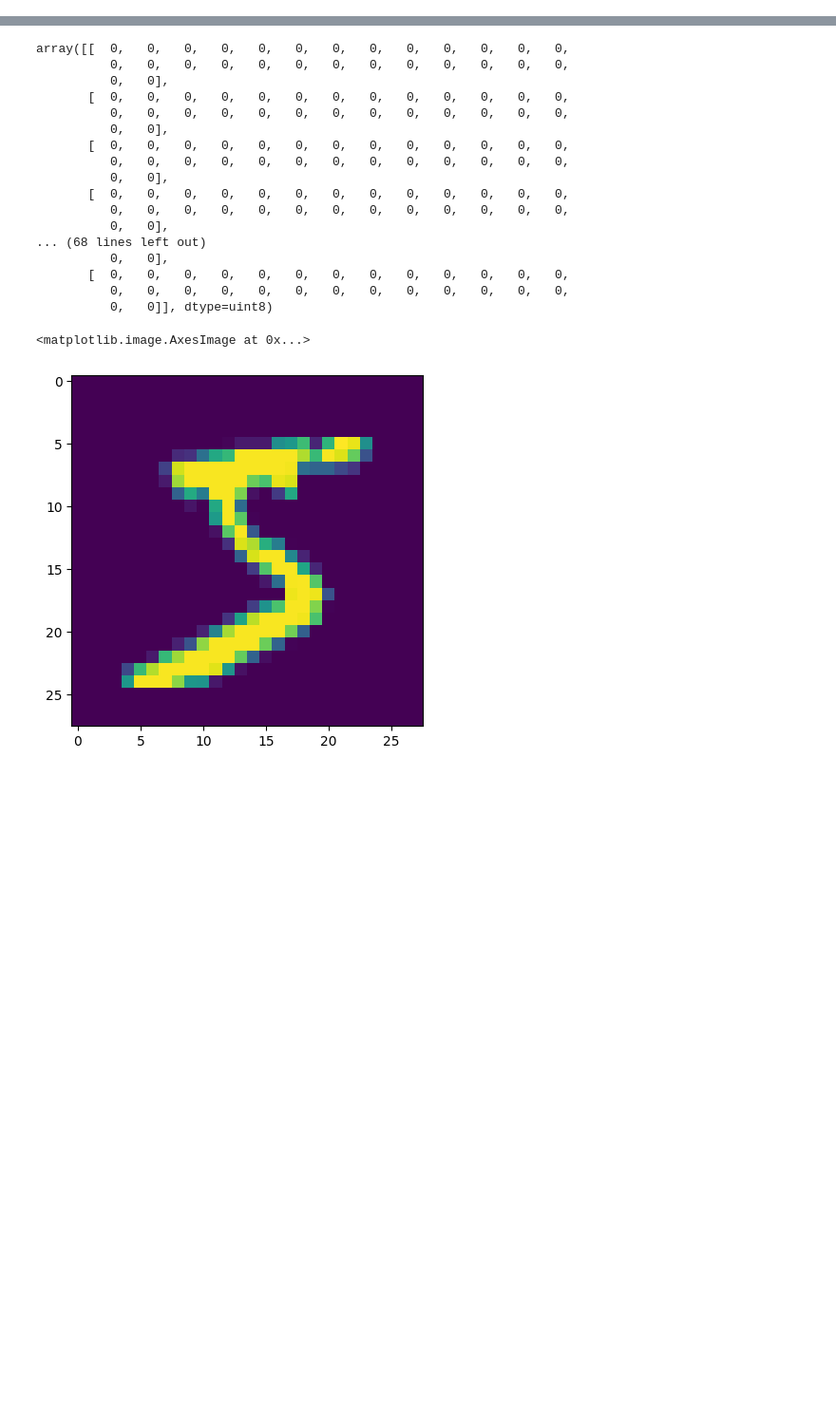
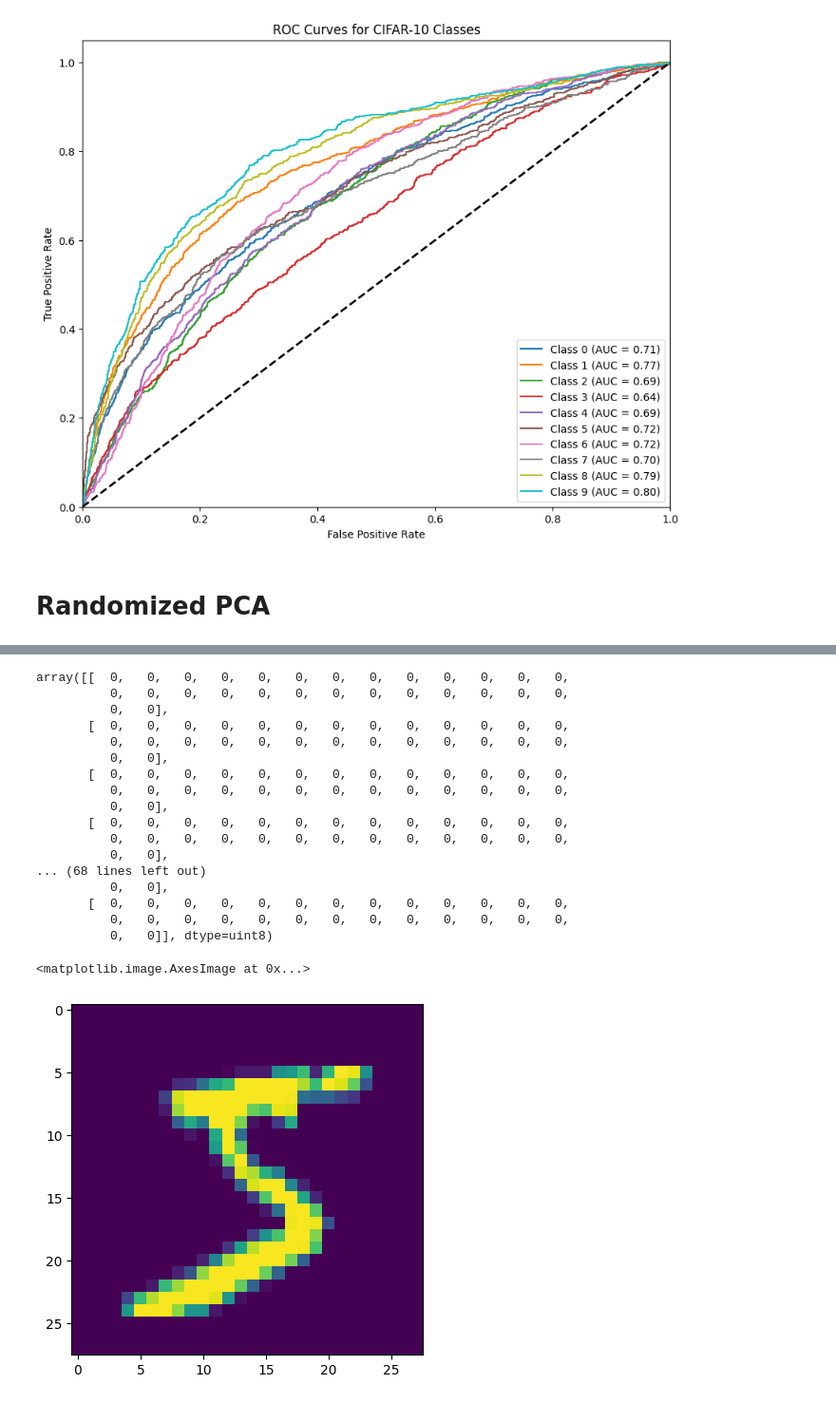
Before and after one commit to 2025ag05585-hue/Python-programming-Basic, a Jupyter notebook: Assignment_1__group43.ipynb, the cells around one changed output, grey strips where cells are left out. Shown at 95% size. Drawn from its saved outputs; the diff is of its cells as text; code cells hidden in the pictures; blank space fills up the shorter version.

```diff
--- a/Assignment_1__group43.ipynb
+++ b/Assignment_1__group43.ipynb
@@ -16,0 +305,19 @@ Downloading data from https://www.cs.toronto.edu/~kriz/cifar-10-python.tar.gz
+# %%
+import numpy as np
+from sklearn.linear_model import LogisticRegression
+from sklearn.metrics import accuracy_score, classification_report, confusion_matrix
+
+# Define multinomial logistic regression
+classifier = LogisticRegression(
+    max_iter=1000,
+    multi_class="multinomial",   # handles multiclass directly
+    solver="lbfgs",              # efficient solver for multinomial
+    random_state=42
+)
+
+# Train classifier on PCA features
+classifier.fit(x_train_pca, y_train.ravel())
+
+# Predict on validation and test sets
+y_val_pred = classifier.predict(x_val_pca)
+y_test_pred = classifier.predict(x_test_pca)
@@ -16,0 +332,45 @@ Downloading data from https://www.cs.toronto.edu/~kriz/cifar-10-python.tar.gz
+# %%
+import numpy as np
+import matplotlib.pyplot as plt
+from sklearn.metrics import roc_curve, auc
+from sklearn.preprocessing import label_binarize
+
+# Assume y_test contains true labels (shape: (N,1))
+# and y_score contains predicted probabilities (shape: (N,10))
+# y_score should come from your classifier (e.g., softmax outputs)
+
+n_classes = 10
+
+# Binarize labels: one-hot encoding
+y_test_bin = label_binarize(y_test, classes=np.arange(n_classes))
+
+# Get predicted probabilities for ROC curve
+y_score = classifier.predict_proba(x_test_pca)
+
+# Compute ROC curve and AUC for each class
+fpr = dict()
+tpr = dict()
+roc_auc = dict()
+
+for i in range(n_classes):
+    fpr[i], tpr[i], _ = roc_curve(y_test_bin[:, i], y_score[:, i])
+    roc_auc[i] = auc(fpr[i], tpr[i])
+
+# Plot all ROC curves
+plt.figure(figsize=(10, 8))
+colors = plt.cm.tab10(np.linspace(0, 1, n_classes))
+
+for i, color in zip(range(n_classes), colors):
+    plt.plot(fpr[i], tpr[i], color=color,
+             label=f"Class {i} (AUC = {roc_auc[i]:.2f})")
+
+plt.plot([0, 1], [0, 1], 'k--', lw=2)  # diagonal line
+plt.xlim([0.0, 1.0])
+plt.ylim([0.0, 1.05])
+plt.xlabel("False Positive Rate")
+plt.ylabel("True Positive Rate")
+plt.title("ROC Curves for CIFAR-10 Classes")
+plt.legend(loc="lower right")
+plt.show()
+# %% [output]
+[figure, added]
@@ -16,0 +476,2 @@ Downloading data from https://www.cs.toronto.edu/~kriz/cifar-10-python.tar.gz
+# %% [markdown]
+# Randomized PCA
```
Also changed, not shown: parts of 36 cells of this notebook.
